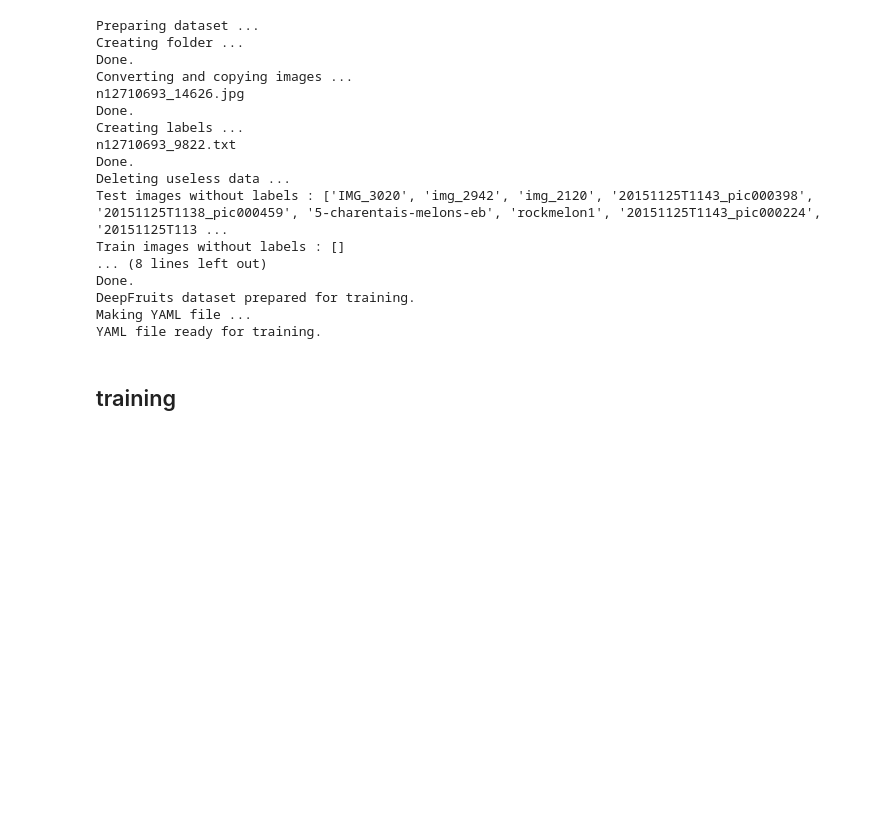
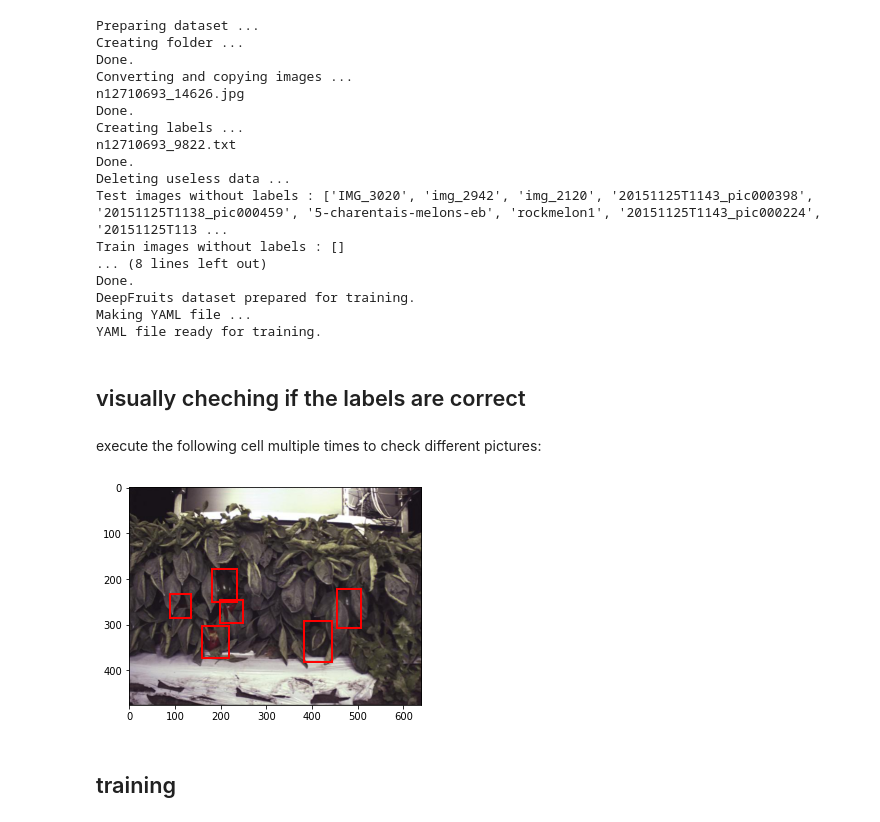
Before and after one commit to Gwizdo51/yolov3_deepFruits, a Jupyter notebook: 1_yolov3_training_on_deepFruits.ipynb, the cells around one changed output. Saved outputs shown, nothing was run; the diff lists cells and outputs as text; code cells hidden in the pictures; blank space fills up the shorter version.

Commit message:
added visual checking of the labels

```diff
--- a/1_yolov3_training_on_deepFruits.ipynb
+++ b/1_yolov3_training_on_deepFruits.ipynb
@@ -55,3 +55,5 @@ Making YAML file ...
 YAML file ready for training.
 # %%
 !rm -r deepFruits_dataset/
+# %% [markdown]
+## visually cheching if the labels are correct
@@ -58,3 +98,24 @@ YAML file ready for training.
+# %% [markdown]
+execute the following cell multiple times to check different pictures:
+# %%
+train_test = random.choice(["train", "test"])
+
+image_name = random.choice(next(os.walk(Path("deepFruits_for_training") / "images" / train_test))[2]).split(".")[0]
+
+img = mpimg.imread(Path("deepFruits_for_training") / "images" / train_test / (image_name + ".jpg"))
+
+fig, ax = plt.subplots()
+
+ax.imshow(img)
+
+boxes = get_boxes_coords(image_name, img.shape[0], img.shape[1], train_test)
+for box in boxes:
+    rect = patches.Rectangle((box[0], box[1]), box[2], box[3], linewidth=2, edgecolor='r', facecolor='none')
+    ax.add_patch(rect)
+
+plt.show()
+# %% [output]
+[figure, added]
 # %% [markdown]
 ## training
 # %%
```
Also changed, not shown: parts of 2 cells of this notebook, 1 other file.
